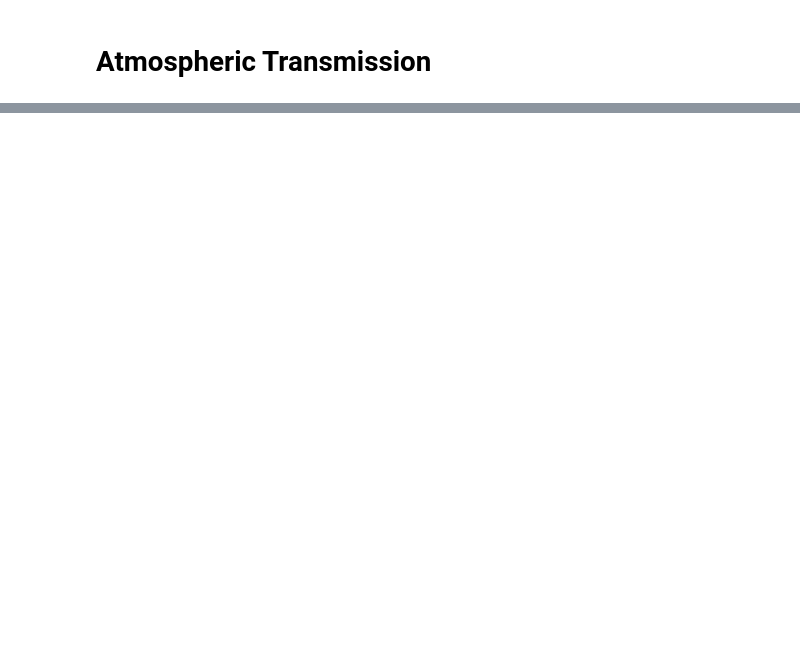
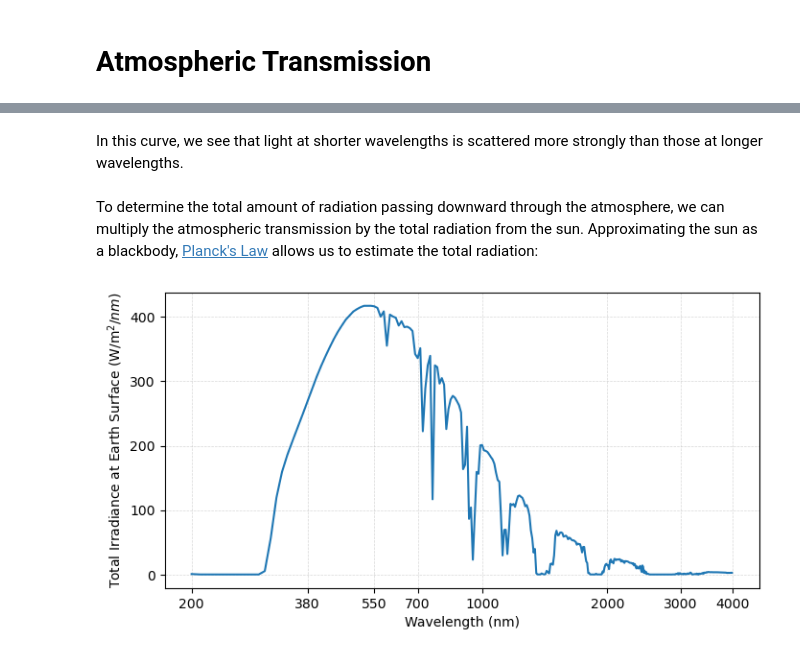
Before and after one commit to ProfMikeWood/ocean_remote_sensing_book, a Jupyter notebook: _build/jupyter_execute/fundamentals/atmospheric_transmission.ipynb, the cells around one changed output, grey strips where cells are left out. Saved outputs shown, nothing was run; the diff lists cells and outputs as text; code cells hidden in the pictures; blank space fills up the shorter version.

```diff
--- a/_build/jupyter_execute/fundamentals/atmospheric_transmission.ipynb
+++ b/_build/jupyter_execute/fundamentals/atmospheric_transmission.ipynb
@@ -47,0 +84,30 @@ As we can see, there are various parts of the electromagnetic spectrum in which
+# %% [markdown]
+In this curve, we see that light at shorter wavelengths is scattered more strongly than those at longer wavelengths.
+# %% [markdown]
+To determine the total amount of radiation passing downward through the atmosphere, we can multiply the atmospheric transmission by the total radiation from the sun. Approximating the sun as a blackbody, [Planck's Law](https://profmikewood.github.io/ocean_remote_sensing_book/intro.html) allows us to estimate the total radiation:
+# %%
+# Planck's Law
+T = 5525
+kB = 1.380649e-23
+h = 6.626e-34
+c = 299792458
+Fp = (2*h*c**2/(wavelengths/1e6)**5) * (1/(np.exp(h*c/((wavelengths/1e6)*kB*T))-1))
+
+# modify to account fot earth-sun difference
+r_S = 6.96e8 # radius of sun
+d_ES = 1.5e14 # distance from Earth to Sun
+Fp_Earth = Fp*(r_S**2)/(d_ES**2)
+
+# make a figure
+fig = plt.figure(figsize=(8,4))
+plt.plot(np.log10(wavelengths),  Fp_Earth*gas*rayleigh)
+xticks = np.log10(np.array([0.2, 0.38, 0.55, 0.7, 1, 2, 3, 4]))
+plt.gca().set_xticks(xticks)
+xtickslabels = ['200', '380', '550', '700', '1000', '2000', '3000', '4000']
+plt.gca().set_xticklabels(xtickslabels)
+plt.grid(linestyle='--', linewidth=0.5, alpha=0.5)
+plt.ylabel('Total Irradiance at Earth Surface (W/m$^2/nm$)')
+plt.xlabel('Wavelength (nm)')
+plt.show()
+# %% [output]
+[figure, added]
```
Also changed, not shown: parts of 21 cells of this notebook, 22 other files.
